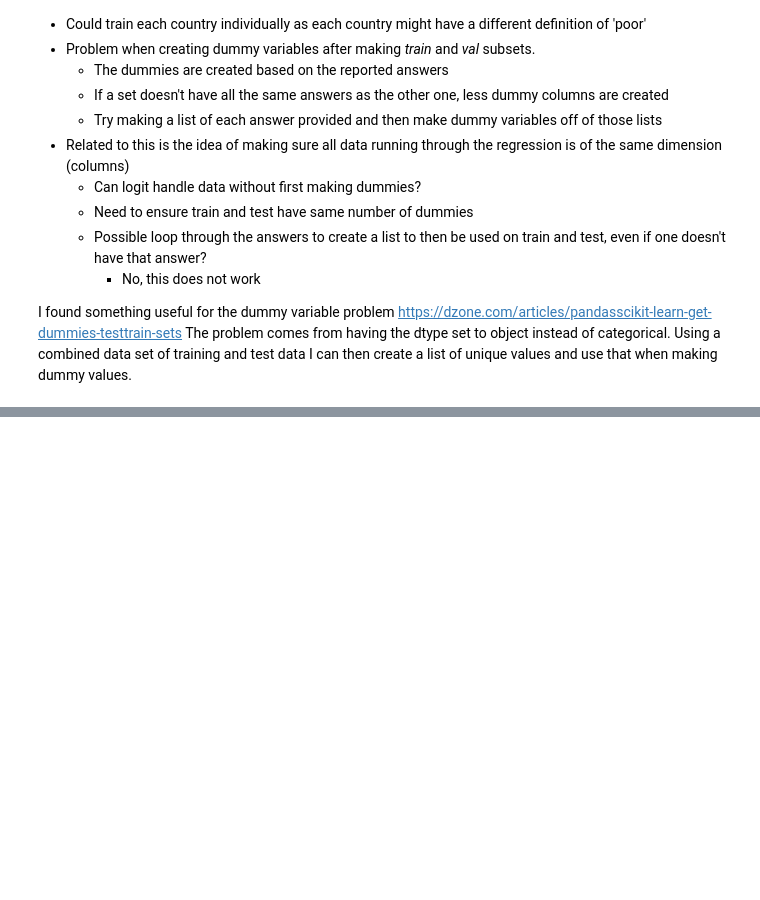
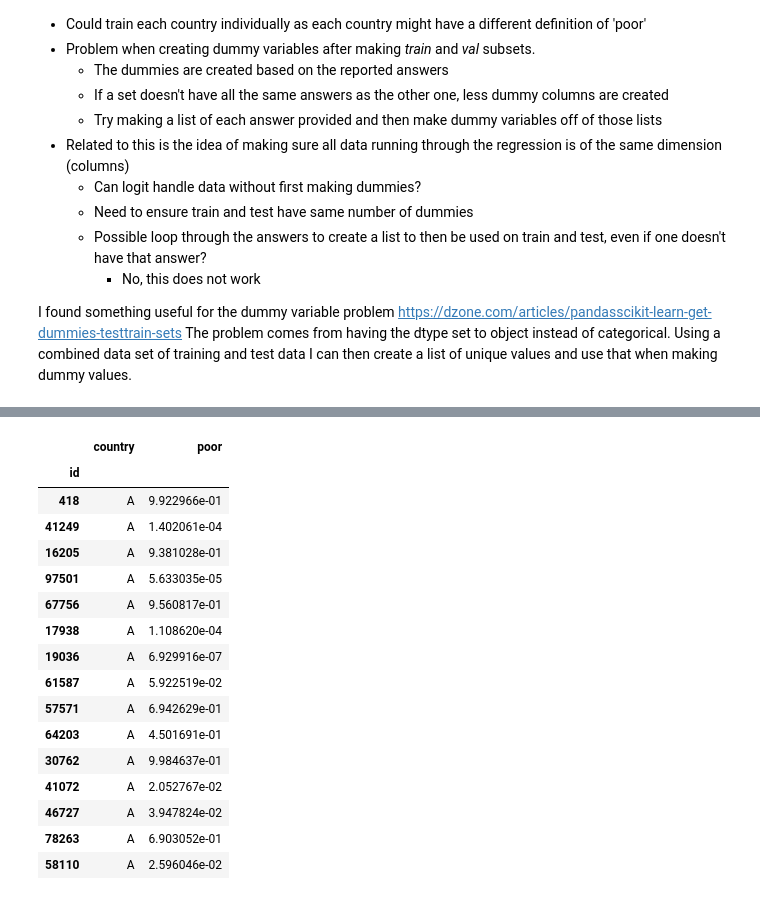
Before and after one commit to abarnes12/drivendata, a Jupyter notebook: poverty/Predicting_Poverty.ipynb, the cells around one changed output, grey strips where cells are left out. Cells and saved outputs as stored; diff of their text form; code cells hidden in the pictures; blank space fills up the shorter version.

```diff
--- a/poverty/Predicting_Poverty.ipynb
+++ b/poverty/Predicting_Poverty.ipynb
@@ -166,5 +166,6 @@ X_hhold_train, X_hhold_val, y_hhold_train, y_hhold_val = train_test_split(hhold_
                                                                          hhold_train_dum['poor'], test_size=0.4,
                                                                          random_state=0)
 # %%
-logit_hhold = logit.fit(X_hhold_train, y_hhold_train)
-logit_hhold.score(X_hhold_val, y_hhold_val)
+#commented out due to error which I correct later
+#logit_hhold = logit.fit(X_hhold_train, y_hhold_train)
+#logit_hhold.score(X_hhold_val, y_hhold_val)
@@ -492,6 +456,0 @@ print(X_A_hhold_test_dum.shape)
-# %%
-# Run logit for A_hhold
-#logit_A_hhold = logit.fit(X_A_hhold_train_dum, y_A_hhold_train)
-#logit_A_hhold.score(X_A_hhold_val_dum, y_A_hhold_val)
-logit_A_hhold = logit.fit(X_A_hhold_train.drop(['country'], axis=1), y_A_hhold_train)
-logit_A_hhold.score(X_A_hhold_val.drop(['country'], axis=1), y_A_hhold_val)
@@ -535,0 +508,7 @@ The problem comes from having the dtype set to object instead of categorical. Us
+# %%
+# Run logit for A_hhold
+logit_A_hhold = logit.fit(X_A_hhold_train_dum, y_A_hhold_train)
+print(logit_A_hhold.score(X_A_hhold_val_dum, y_A_hhold_val))
+A_hhold_predict = logit_A_hhold.predict(X_A_hhold_test_dum)
+A_hhold_predict_proba = logit_A_hhold.predict_proba(X_A_hhold_test_dum)
+print(A_hhold_predict[0:15])
@@ -535,0 +614,34 @@ The problem comes from having the dtype set to object instead of categorical. Us
+# %%
+# Get predictions for each country and make a dataframe
+# Country A
+index_A = X_A_hhold_test_dum.index.values
+country = np.array(range(len(A_hhold_predict)), dtype=str).reshape(len(A_hhold_predict),1)
+columns = ['country', 'poor']
+for i in range(len(country)):
+    country[i] = 'A'
+df_A_country = pd.DataFrame(country, index=index_A)
+df_A_poor = pd.DataFrame(A_hhold_predict_proba, index=index_A)
+df_A_poor = df_A_poor.drop([0], axis=1)
+#df_A_poor = pd.DataFrame(A_hhold_predict, index=index_A)
+df_A = pd.concat([df_A_country, df_A_poor], axis=1)
+df_A.columns = columns
+df_A.index.name = 'id'
+df_A.head(15)
+# %% [output]
+|  | country | poor |
+| id |  |  |
+| 418 | A | 9.922966e-01 |
+| 41249 | A | 1.402061e-04 |
+| 16205 | A | 9.381028e-01 |
+| 97501 | A | 5.633035e-05 |
+| 67756 | A | 9.560817e-01 |
+| 17938 | A | 1.108620e-04 |
+| 19036 | A | 6.929916e-07 |
+| 61587 | A | 5.922519e-02 |
+| 57571 | A | 6.942629e-01 |
+| 64203 | A | 4.501691e-01 |
+| 30762 | A | 9.984637e-01 |
+| 41072 | A | 2.052767e-02 |
+| 46727 | A | 3.947824e-02 |
+| 78263 | A | 6.903052e-01 |
+| 58110 | A | 2.596046e-02 |
```
Also changed, not shown: parts of 19 cells of this notebook, 1 other file.
